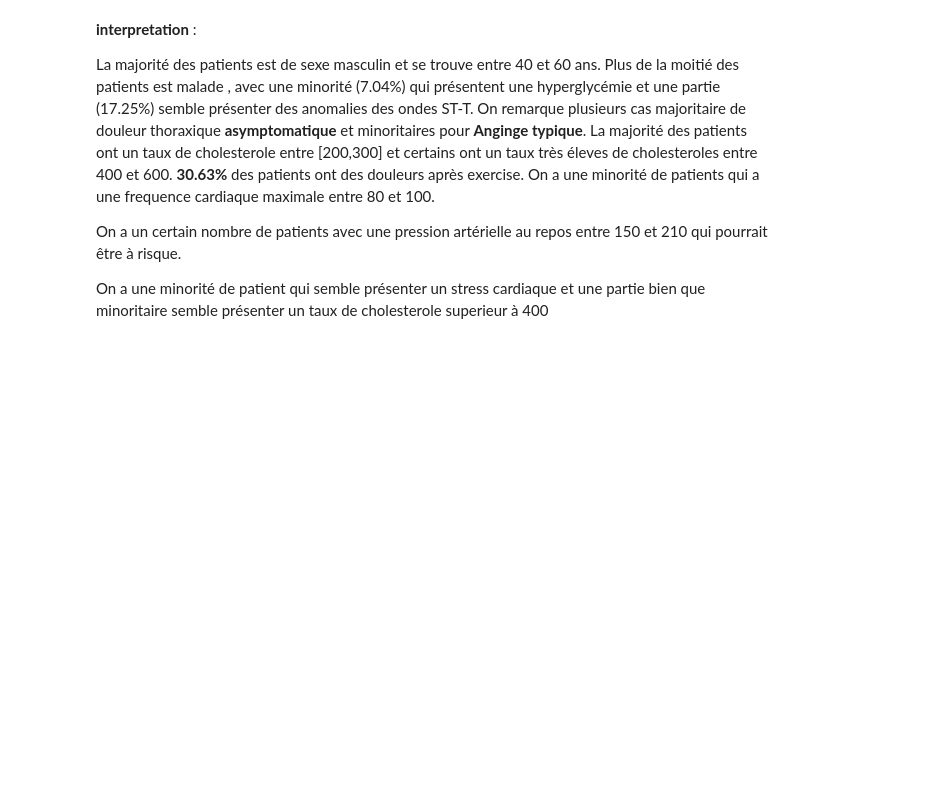
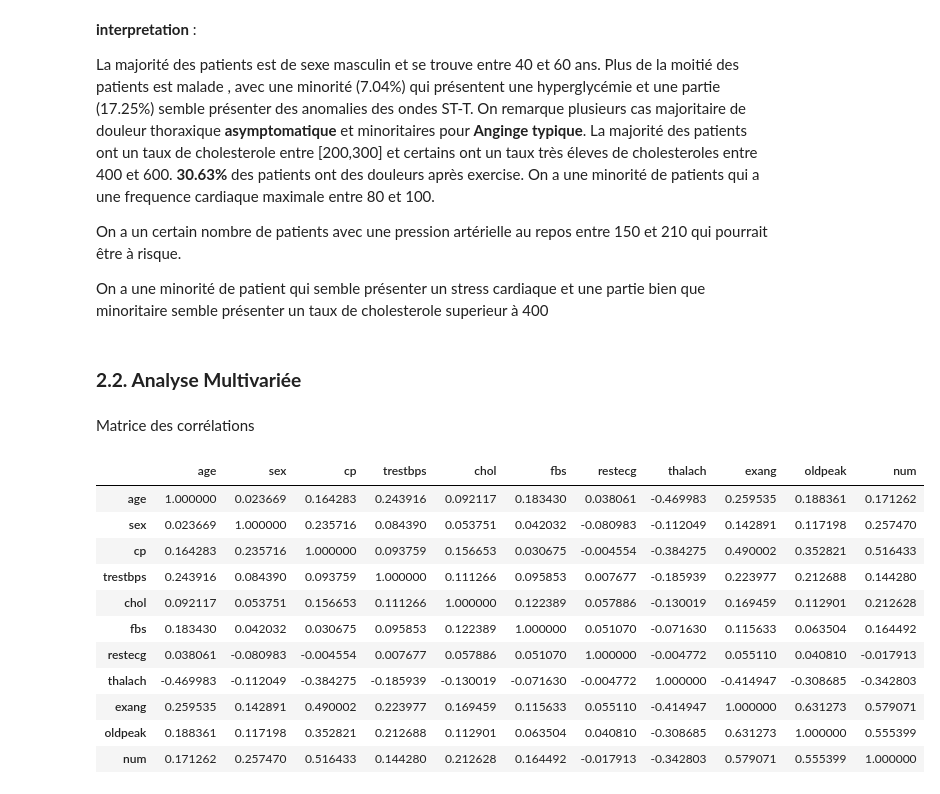
Before and after one commit to Harlequelrah/heart_attack_prediction, a Jupyter notebook: project/notebooks/analysis.ipynb, the cells around one changed output. Saved outputs shown, nothing was run; the diff lists cells and outputs as text; code cells hidden in the pictures; blank space fills up the shorter version.

```diff
--- a/project/notebooks/analysis.ipynb
+++ b/project/notebooks/analysis.ipynb
@@ -301,3 +301,24 @@ On a une minorité de patients qui a une frequence cardiaque maximale entre 80 e
 On a un certain nombre de patients avec une pression artérielle au repos entre 150 et 210 qui pourrait être à risque.
 
 On a une minorité de patient qui semble présenter un stress cardiaque et une partie bien que minoritaire semble présenter un taux de cholesterole superieur à 400
+# %% [markdown]
+### **2.2. Analyse Multivariée**
+# %% [markdown]
+ Matrice des corrélations
+# %%
+# tableau des corrélations
+tab_corr = data.corr()
+tab_corr
+# %% [output]
+|  | age | sex | cp | trestbps | chol | fbs | restecg | thalach | exang | oldpeak | num |
+| age | 1.000000 | 0.023669 | 0.164283 | 0.243916 | 0.092117 | 0.183430 | 0.038061 | -0.469983 | 0.259535 | 0.188361 | 0.171262 |
+| sex | 0.023669 | 1.000000 | 0.235716 | 0.084390 | 0.053751 | 0.042032 | -0.080983 | -0.112049 | 0.142891 | 0.117198 | 0.257470 |
+| cp | 0.164283 | 0.235716 | 1.000000 | 0.093759 | 0.156653 | 0.030675 | -0.004554 | -0.384275 | 0.490002 | 0.352821 | 0.516433 |
+| trestbps | 0.243916 | 0.084390 | 0.093759 | 1.000000 | 0.111266 | 0.095853 | 0.007677 | -0.185939 | 0.223977 | 0.212688 | 0.144280 |
+| chol | 0.092117 | 0.053751 | 0.156653 | 0.111266 | 1.000000 | 0.122389 | 0.057886 | -0.130019 | 0.169459 | 0.112901 | 0.212628 |
+| fbs | 0.183430 | 0.042032 | 0.030675 | 0.095853 | 0.122389 | 1.000000 | 0.051070 | -0.071630 | 0.115633 | 0.063504 | 0.164492 |
+| restecg | 0.038061 | -0.080983 | -0.004554 | 0.007677 | 0.057886 | 0.051070 | 1.000000 | -0.004772 | 0.055110 | 0.040810 | -0.017913 |
+| thalach | -0.469983 | -0.112049 | -0.384275 | -0.185939 | -0.130019 | -0.071630 | -0.004772 | 1.000000 | -0.414947 | -0.308685 | -0.342803 |
+| exang | 0.259535 | 0.142891 | 0.490002 | 0.223977 | 0.169459 | 0.115633 | 0.055110 | -0.414947 | 1.000000 | 0.631273 | 0.579071 |
+| oldpeak | 0.188361 | 0.117198 | 0.352821 | 0.212688 | 0.112901 | 0.063504 | 0.040810 | -0.308685 | 0.631273 | 1.000000 | 0.555399 |
+| num | 0.171262 | 0.257470 | 0.516433 | 0.144280 | 0.212628 | 0.164492 | -0.017913 | -0.342803 | 0.579071 | 0.555399 | 1.000000 |
```
Also changed, not shown: parts of 6 cells of this notebook.
